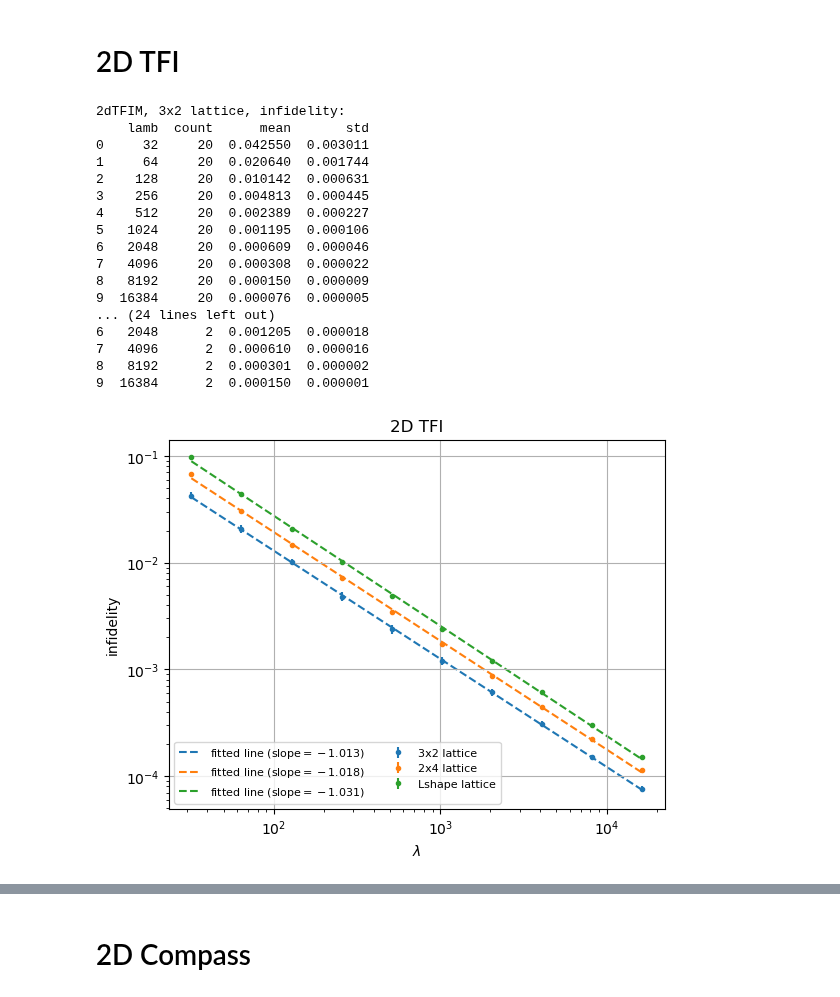
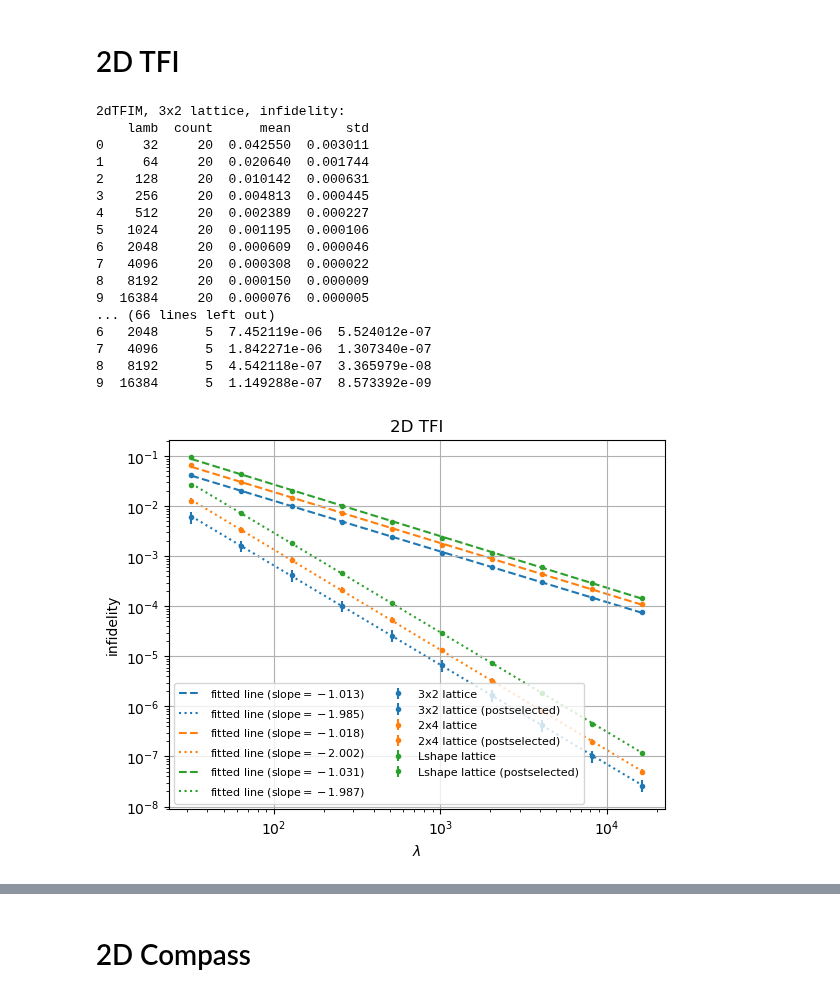
Before and after one commit to sqrta/ErrorSupression, a Jupyter notebook: use-dynamite/data/plot_sweep_lamb.ipynb, the cells around one changed output, grey strips where cells are left out. Saved outputs shown, nothing was run; the diff lists cells and outputs as text; code cells hidden in the pictures.

```diff
--- a/use-dynamite/data/plot_sweep_lamb.ipynb
+++ b/use-dynamite/data/plot_sweep_lamb.ipynb
@@ -105,6 +102,6 @@ plt.show()
 # %%
 model = "1dTFIM"
-for nb in [2,3,4]:
+for nb in [2,3,4,5]:
     n_logi = 2 * nb
     data_lamb, data_seed, data_leakage = [], [], []
 
@@ -273,6 +269,6 @@ plt.show()
 # %%
 model = "1dXZ"
-for nb in [2,3,4]:
+for nb in [2,3,4,5]:
     n_logi = 2 * nb
     data_lamb, data_seed, data_leakage = [], [], []
 
@@ -385,58 +381,57 @@ for lattice in ["3x2", "2x4", "Lshape"]:
     plt.plot(lamb_arr, np.exp(lr.slope * np.log(lamb_arr) + lr.intercept),
             label='fitted line (slope$={:.3f}$)'.format(lr.slope),
             color=plt.gca().lines[-1].get_color(),
             zorder=1,
             linestyle="--")
 
-    if draw_postselection:
-        newdf = df.groupby("lamb")["postsel_infidelity"].agg(['count', 'mean', 'std']).reset_index()
-        print(f"{model}, {lattice} lattice, postselected infidelity:")
-        print(newdf)
-        print("\n")
-        lamb_arr = newdf["lamb"].to_numpy()
-        mean_arr = newdf["mean"].to_numpy()
-        std_arr = newdf["std"].to_numpy()
+    newdf = df.groupby("lamb")["postsel_infidelity"].agg(['count', 'mean', 'std']).reset_index()
+    print(f"{model}, {lattice} lattice, postselected infidelity:")
+    print(newdf)
+    print("\n")
+    lamb_arr = newdf["lamb"].to_numpy()
+    mean_arr = newdf["mean"].to_numpy()
+    std_arr = newdf["std"].to_numpy()
 
-        plt.errorbar(lamb_arr, mean_arr, yerr=std_arr,
-                    label=f'{lattice} lattice (postselected)',
-                    color=plt.gca().lines[-1].get_color(),
-                    fmt='o', markersize=3, zorder=2)
+    plt.errorbar(lamb_arr, mean_arr, yerr=std_arr,
+                label=f'{lattice} lattice (postselected)',
+                color=plt.gca().lines[-1].get_color(),
+                fmt='o', markersize=3, zorder=2)
 
-        lr = scipy.stats.linregress(np.log(lamb_arr), np.log(mean_arr))
-        plt.plot(lamb_arr, np.exp(lr.slope * np.log(lamb_arr) + lr.intercept),
-                label='fitted line (slope$={:.3f}$)'.format(lr.slope),
-                color=plt.gca().lines[-1].get_color(),
-                zorder=1,
-                linestyle=":")
+    lr = scipy.stats.linregress(np.log(lamb_arr), np.log(mean_arr))
+    plt.plot(lamb_arr, np.exp(lr.slope * np.log(lamb_arr) + lr.intercept),
+            label='fitted line (slope$={:.3f}$)'.format(lr.slope),
+            color=plt.gca().lines[-1].get_color(),
+            zorder=1,
+            linestyle=":")
 
 plt.xscale("log")
 plt.yscale("log")
 plt.xlabel(r"$\lambda$")
 plt.ylabel("infidelity")
 plt.title("2D TFI")
 plt.legend(ncol=2, prop={'size': 8}, loc="lower left")
 plt.grid()
-plt.savefig(f"{model}_sweep_lamb_noise=0.1_t=1.pdf", format="pdf", bbox_inches="tight")
+# plt.savefig(f"{model}_sweep_lamb_noise=0.1_t=1.pdf", format="pdf", bbox_inches="tight")
 plt.show()
 # %% [output]
 2dTFIM, 3x2 lattice, infidelity:
     lamb  count      mean       std
 0     32     20  0.042550  0.003011
 1     64     20  0.020640  0.001744
 2    128     20  0.010142  0.000631
 3    256     20  0.004813  0.000445
 4    512     20  0.002389  0.000227
 5   1024     20  0.001195  0.000106
 6   2048     20  0.000609  0.000046
 7   4096     20  0.000308  0.000022
 8   8192     20  0.000150  0.000009
 9  16384     20  0.000076  0.000005
-... (24 lines left out)
-6   2048      2  0.001205  0.000018
-7   4096      2  0.000610  0.000016
-8   8192      2  0.000301  0.000002
-9  16384      2  0.000150  0.000001
+... (66 lines left out)
+6   2048      5  7.452119e-06  5.524012e-07
+7   4096      5  1.842271e-06  1.307340e-07
+8   8192      5  4.542118e-07  3.365979e-08
+9  16384      5  1.149288e-07  8.573392e-09
-[figure, old version]
+[figure, new version]
 # %%
 model = "2dTFIM"
 for lattice in ["3x2", "2x4", "Lshape"]:
```
Also changed, not shown: parts of 9 cells of this notebook.
